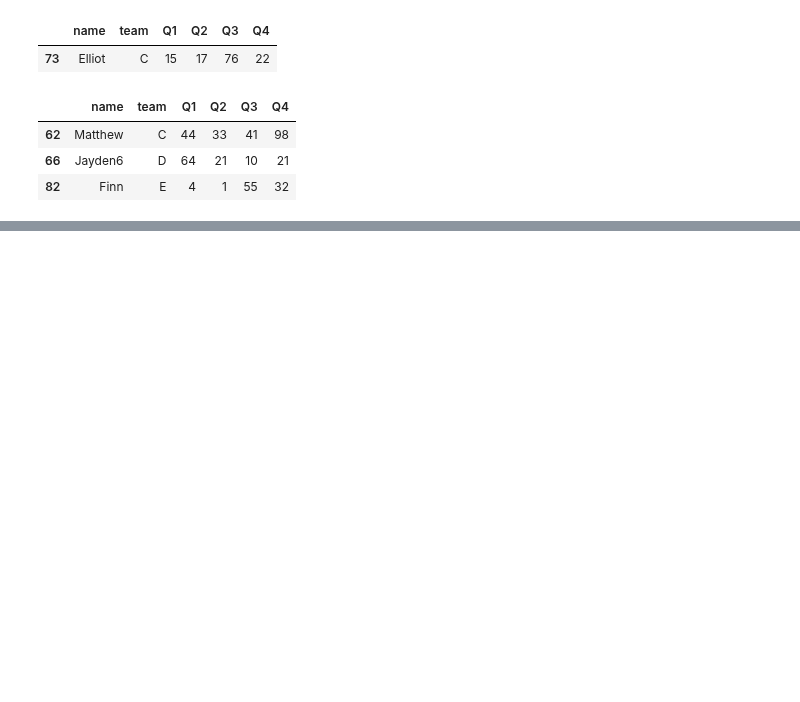
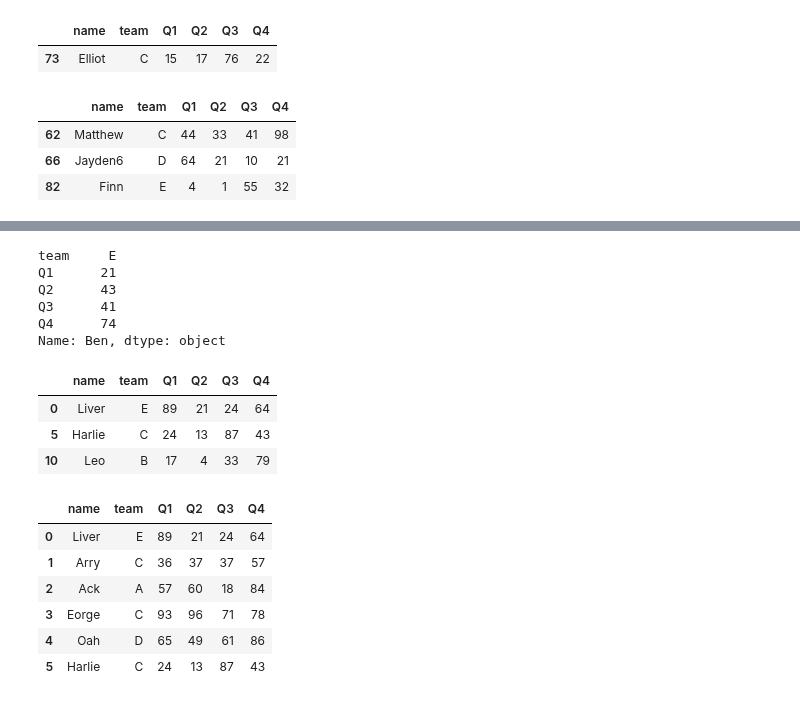
Before and after one commit to Yellow-BringtEast/python-study, a Jupyter notebook: pandas/chapter_five.ipynb, the cells around one changed output, grey strips where cells are left out. Cells and saved outputs as stored; diff of their text form; code cells hidden in the pictures; blank space fills up the shorter version.

```diff
--- a/pandas/chapter_five.ipynb
+++ b/pandas/chapter_five.ipynb
@@ -180,0 +312,26 @@ df.sample(3) # 随机查看3条数据
+# %%
+df.set_index('name').loc['Ben']
+# %% [output]
+team     E
+Q1      21
+Q2      43
+Q3      41
+Q4      74
+Name: Ben, dtype: object
+# %%
+df.loc[[0,5,10]]
+# %% [output]
+|  | name | team | Q1 | Q2 | Q3 | Q4 |
+| 0 | Liver | E | 89 | 21 | 24 | 64 |
+| 5 | Harlie | C | 24 | 13 | 87 | 43 |
+| 10 | Leo | B | 17 | 4 | 33 | 79 |
+# %%
+df.loc[0:5]
+# %% [output]
+|  | name | team | Q1 | Q2 | Q3 | Q4 |
+| 0 | Liver | E | 89 | 21 | 24 | 64 |
+| 1 | Arry | C | 36 | 37 | 37 | 57 |
+| 2 | Ack | A | 57 | 60 | 18 | 84 |
+| 3 | Eorge | C | 93 | 96 | 71 | 78 |
+| 4 | Oah | D | 65 | 49 | 61 | 86 |
+| 5 | Harlie | C | 24 | 13 | 87 | 43 |
```
Also changed, not shown: parts of 17 cells of this notebook.
